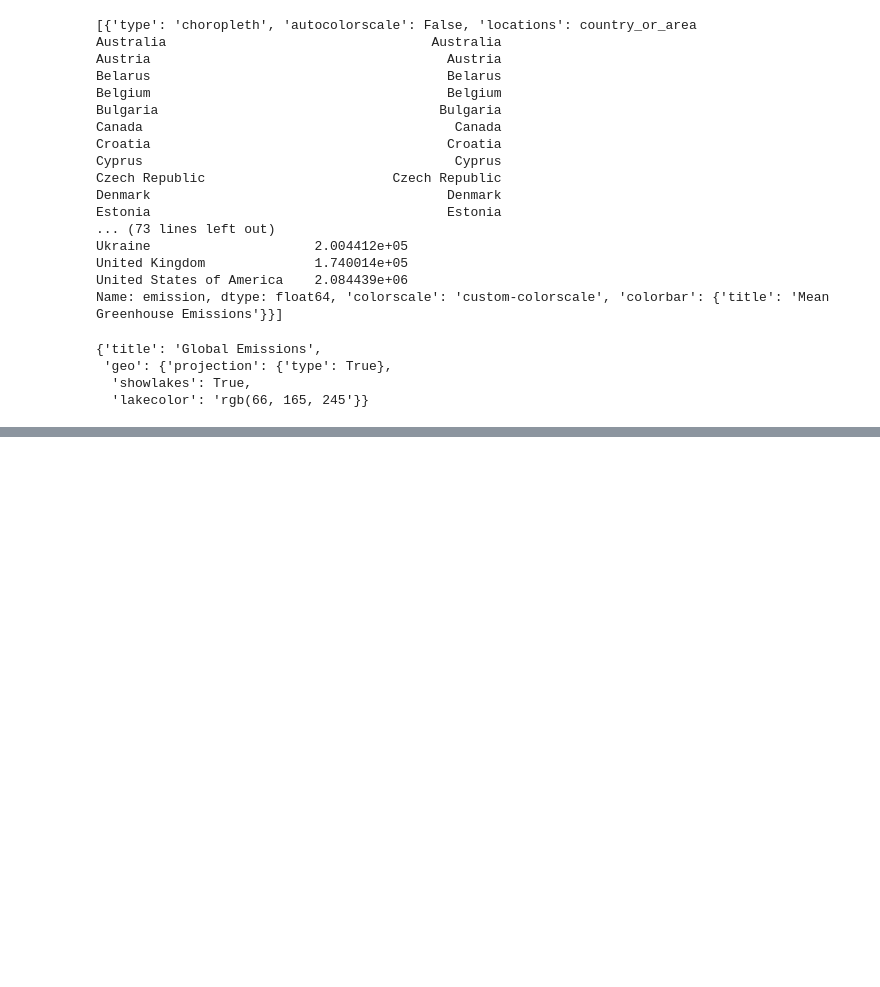
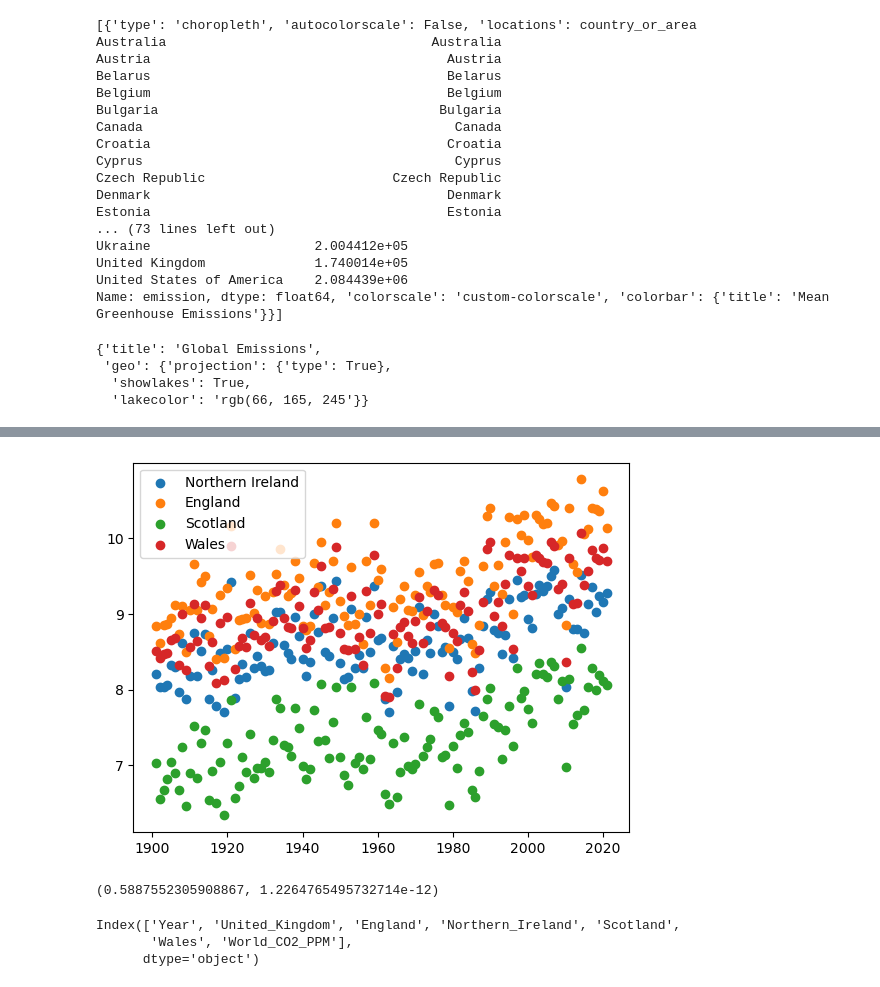
Before and after one commit to Thomas-Nguyen12/Weather_website, a Jupyter notebook: weather_api.ipynb, the cells around one changed output, grey strips where cells are left out. Drawn from its saved outputs; the diff is of its cells as text; code cells hidden in the pictures; blank space fills up the shorter version.

```diff
--- a/weather_api.ipynb
+++ b/weather_api.ipynb
@@ -315,0 +503,7 @@ Successfully installed chart-studio-1.1.0 retrying-1.3.4
+# %%
+# I need to create an A.I that predicts temperatures
+import pandas as pd
+df = pd.read_csv("UK_temperature.csv")
+
+df = df.fillna(0)
+df.head()
@@ -315,0 +517,19 @@ Successfully installed chart-studio-1.1.0 retrying-1.3.4
+# %%
+import seaborn as sns
+
+import matplotlib.pyplot as plt
+
+plt.scatter(df.Year, df.Northern_Ireland)
+plt.scatter(df.Year, df.England)
+plt.scatter(df.Year, df.Scotland)
+plt.scatter(df.Year, df.Wales)
+
+plt.legend(["Northern Ireland", "England", "Scotland", "Wales"])
+plt.show()
+# %% [output]
+[figure, added]
+# %%
+from scipy.stats import *
+pearsonr(df.Year, df.England)
+# %% [output]
+(0.5887552305908867, 1.2264765495732714e-12)
@@ -315,0 +555,6 @@ Successfully installed chart-studio-1.1.0 retrying-1.3.4
+# %%
+df.columns
+# %% [output]
+Index(['Year', 'United_Kingdom', 'England', 'Northern_Ireland', 'Scotland',
+       'Wales', 'World_CO2_PPM'],
+      dtype='object')
```
Also changed, not shown: parts of 35 cells of this notebook, 9 other files.
